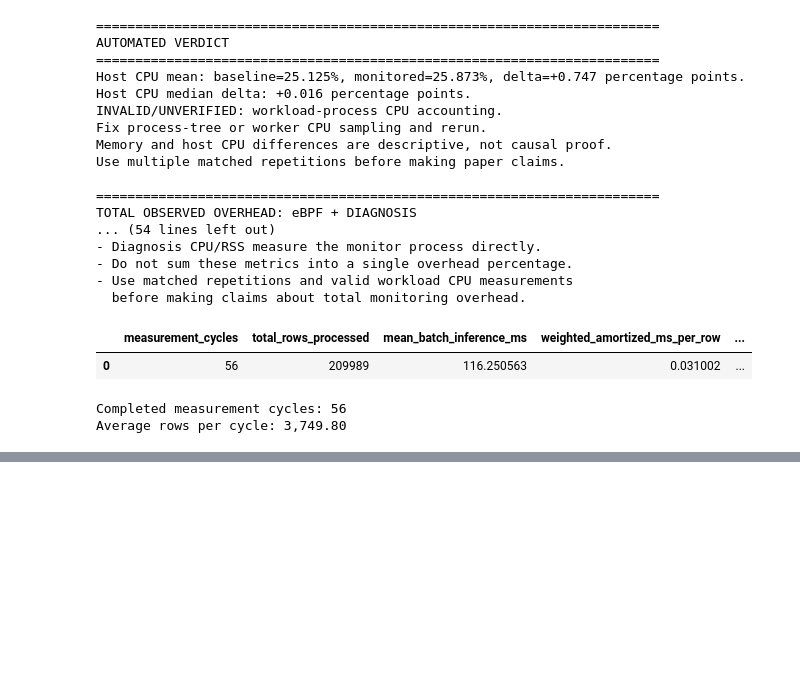
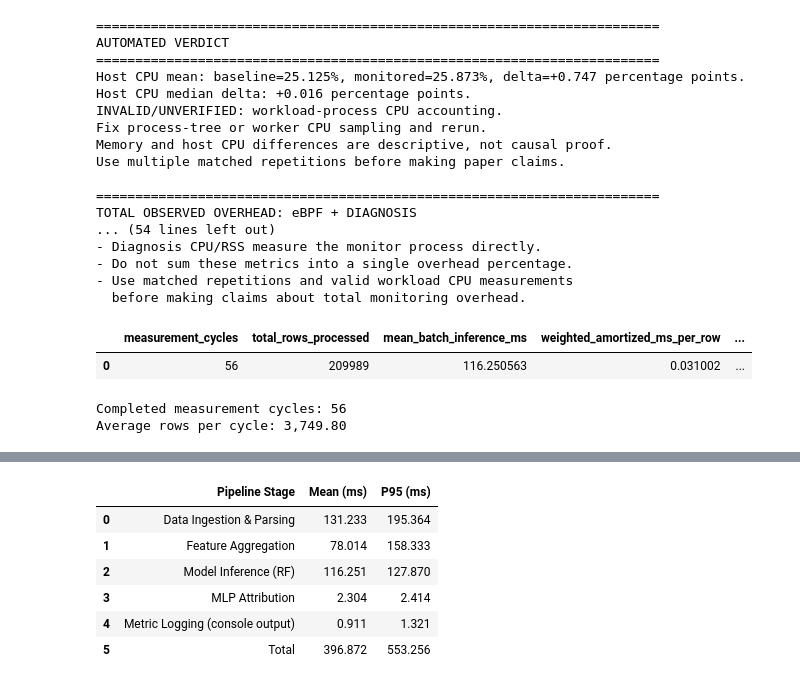
Before and after one commit to asad-Md/PerformanceBottleneckDiagnosis, a Jupyter notebook: src/realtime/realtime_performance_analysis.ipynb, the cells around one changed output, grey strips where cells are left out. Cells and saved outputs as stored; diff of their text form; code cells hidden in the pictures; blank space fills up the shorter version.

```diff
--- a/src/realtime/realtime_performance_analysis.ipynb
+++ b/src/realtime/realtime_performance_analysis.ipynb
@@ -1330,3 +1330,90 @@ print(f"Average rows per cycle: {rows.mean():,.2f}")
 # %% [output]
 Completed measurement cycles: 56
 Average rows per cycle: 3,749.80
+# %%
+from IPython.display import display, Markdown
+
+inference_col = next(
+    (column for column in ("rf_inference_ms", "classifier_inference_ms") if column in cycles.columns),
+    None,
+)
+required = {"phase", "cycle_status", "map_read_ms", "aggregation_ms", "feature_ms", "output_ms", "total_cycle_ms"}
+missing = required.difference(cycles.columns)
+if inference_col is None:
+    missing.add("rf_inference_ms or classifier_inference_ms")
+if missing:
+    raise ValueError(f"Missing latency columns: {sorted(missing)}")
+
+latency_cycles = cycles.loc[
+    cycles["phase"].eq("measurement") & cycles["cycle_status"].eq("completed")
+].copy()
+if latency_cycles.empty:
+    raise ValueError("No completed measurement cycles are available for the latency table.")
+
+def numeric(column):
+    return pd.to_numeric(latency_cycles[column], errors="coerce")
+
+def summarize(values):
+    values = values.dropna()
+    if values.empty:
+        return "N/A", "N/A", 0
+    return f"{values.mean():.3f}", f"{values.quantile(0.95):.3f}", len(values)
+
+stage_latencies = {
+    "Data Ingestion & Parsing": numeric("map_read_ms"),
+    "Feature Aggregation": numeric("aggregation_ms") + numeric("feature_ms"),
+    "Model Inference (RF)": numeric(inference_col),
+    "MLP Attribution": numeric("mlp_inference_ms") if "mlp_inference_ms" in latency_cycles else pd.Series(np.nan, index=latency_cycles.index),
+    "Metric Logging (console output)": numeric("output_ms"),
+}
+latency_rows = []
+for stage, values in stage_latencies.items():
+    mean_ms, p95_ms, samples = summarize(values)
+    latency_rows.append({"Pipeline Stage": stage, "Mean (ms)": mean_ms, "P95 (ms)": p95_ms, "Cycles": samples})
+
+total_values = numeric("total_cycle_ms").dropna()
+if total_values.empty:
+    raise ValueError("No valid total_cycle_ms measurements are available.")
+total_mean = total_values.mean()
+total_p95 = total_values.quantile(0.95)
+latency_rows.append({
+    "Pipeline Stage": "Total",
+    "Mean (ms)": f"{total_mean:.3f}",
+    "P95 (ms)": f"{total_p95:.3f}",
+    "Cycles": len(total_values),
+})
+
+latency_table = pd.DataFrame(latency_rows)
+display(Markdown("## Real-Time Performance Latency Per Cycle"))
+display(latency_table[["Pipeline Stage", "Mean (ms)", "P95 (ms)"]])
+print(f"Based on {len(total_values)} completed measurement cycles.")
+print("MLP statistics use cycles with recorded attribution inference; N/A means no samples were recorded.")
+print("Total uses measured total_cycle_ms; it is not calculated by adding stage percentiles.")
+print("Metric Logging is represented by output_ms (console output); asynchronous CSV writing is outside the measured cycle.")
+
+latex_lines = [
+    r"\begin{table}[htbp]",
+    r"\caption{Real-Time Performance Latency Per Cycle}",
+    r"\label{tab:realtime_performance}",
+    r"\centering",
+    r"\renewcommand{\arraystretch}{1.25}",
+    r"\begin{tabular}{lcc}",
+    r"\hline",
+    r"\textbf{Pipeline Stage} & \textbf{Mean \text{ (ms)}} & \textbf{$P_{95}$ \text{ (ms)}} \\",
+    r"\hline",
+]
+for row in latency_rows[:-1]:
+    stage = row["Pipeline Stage"].replace("&", r"\&")
+    mean = f"${row['Mean (ms)']}$" if row["Mean (ms)"] != "N/A" else r"\text{N/A}"
+    p95 = f"${row['P95 (ms)']}$" if row["P95 (ms)"] != "N/A" else r"\text{N/A}"
+    latex_lines.append(f"{stage} & {mean} & {p95} \\")
+latex_lines.extend([
+    r"\hline",
+    rf"\textbf{{Total}} & \textbf{{${total_mean:.3f}$}} & \textbf{{${total_p95:.3f}$}} \\",
+    r"\hline",
+    r"\end{tabular}",
+    r"\end{table}",
+])
+print("\nLaTeX table:\n")
+print("\n".join(latex_lines))
+# %% [output]
@@ -1332,0 +1421,7 @@ Average rows per cycle: 3,749.80
+|  | Pipeline Stage | Mean (ms) | P95 (ms) |
+| 0 | Data Ingestion & Parsing | 131.233 | 195.364 |
+| 1 | Feature Aggregation | 78.014 | 158.333 |
+| 2 | Model Inference (RF) | 116.251 | 127.870 |
+| 3 | MLP Attribution | 2.304 | 2.414 |
+| 4 | Metric Logging (console output) | 0.911 | 1.321 |
+| 5 | Total | 396.872 | 553.256 |
```
Also changed, not shown: parts of 1 cell of this notebook, 8 other files.
